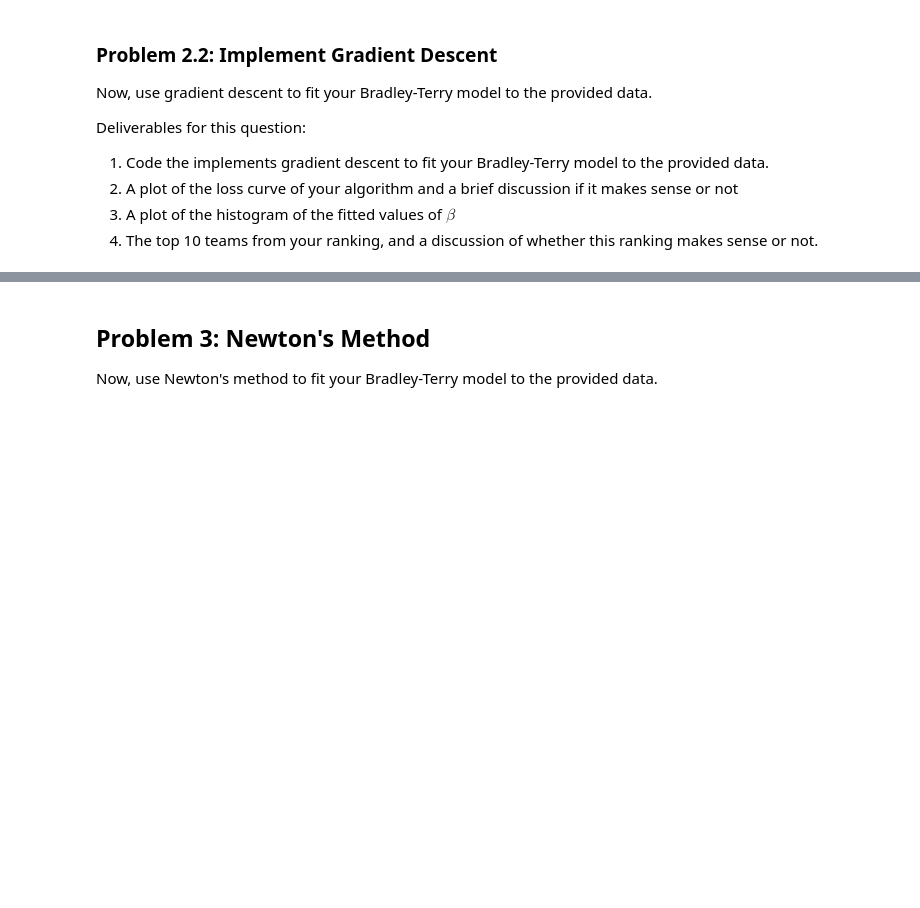
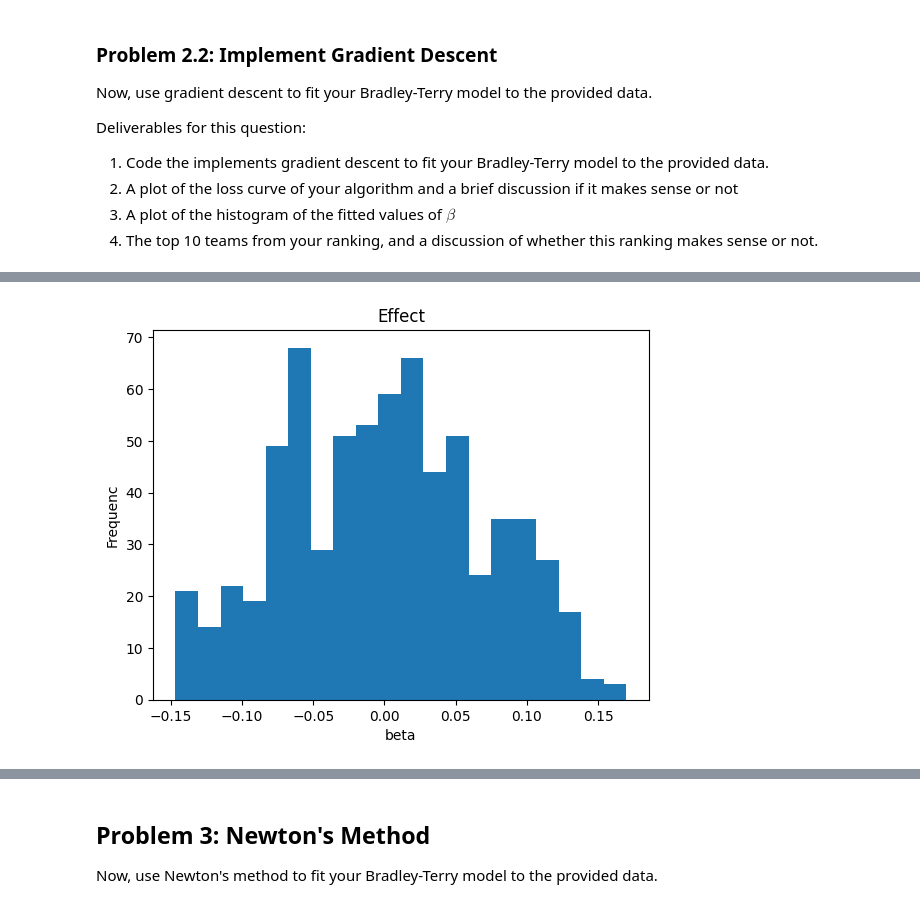
Before and after one commit to Zane-Liao/stats305b, a Jupyter notebook: hw1.ipynb, the cells around one changed output, grey strips where cells are left out. Drawn from its saved outputs; the diff is of its cells as text; code cells hidden in the pictures; blank space fills up the shorter version.

```diff
--- a/hw1.ipynb
+++ b/hw1.ipynb
@@ -83,0 +223,3 @@ Deliverables for this question:
+# %%
+df_beta = pd.DataFrame({"Team": teams, "Effect": beta.detach().numpy().flatten()})
+df_beta
@@ -83,0 +240,9 @@ Deliverables for this question:
+# %%
+# 3. A plot of the histogram of the fitted values of $\beta$
+plt.hist(df_beta["Effect"], bins=20) # $bins ==> k = \lceil \log_2(n) + 1 \rceil$
+plt.title("Effect")
+plt.xlabel("beta")
+plt.ylabel("Frequenc")
+plt.show()
+# %% [output]
+[figure, added]
```
Also changed, not shown: parts of 44 cells of this notebook.
